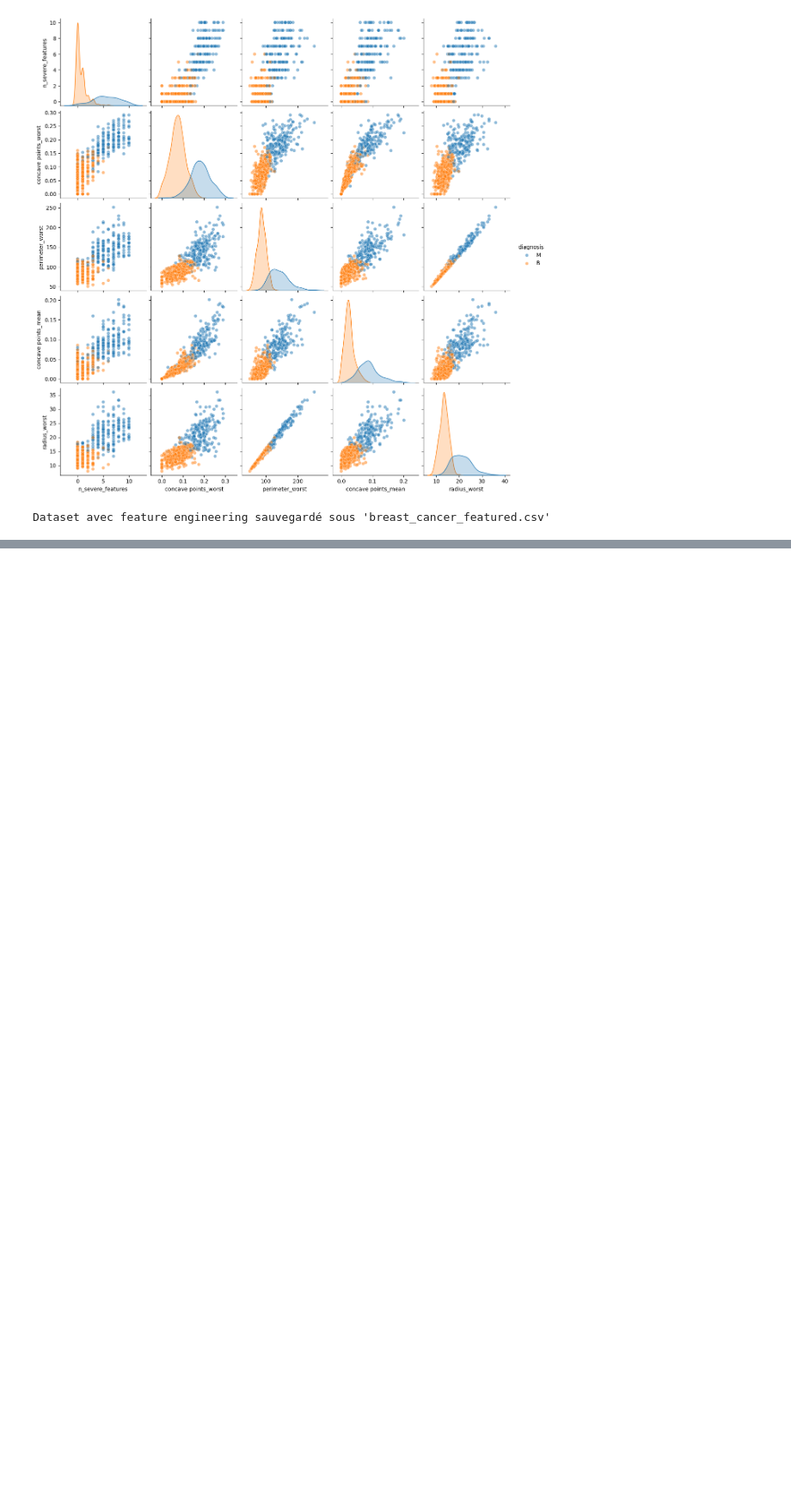
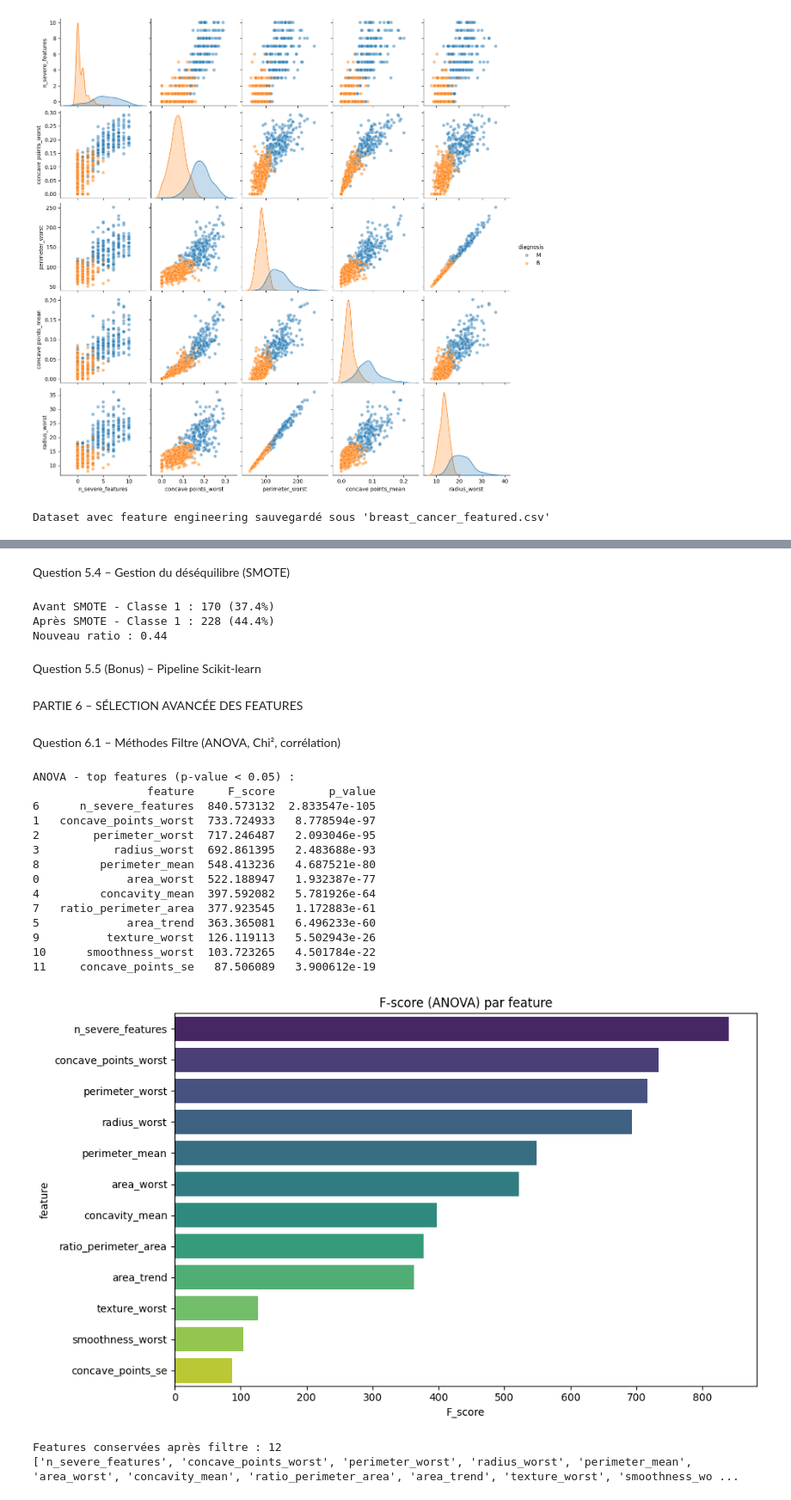
Before and after one commit to Melyna16/Projet-Data-Mining-Breast-Cancer, a Jupyter notebook: breast_cancer_analysis.ipynb, the cells around one changed output, grey strips where cells are left out. Shown at 86% size. Drawn from its saved outputs; the diff is of its cells as text; code cells hidden in the pictures; blank space fills up the shorter version.

```diff
--- a/breast_cancer_analysis.ipynb
+++ b/breast_cancer_analysis.ipynb
@@ -493,0 +637,16 @@ Dataset avec feature engineering sauvegardé sous 'breast_cancer_featured.csv'
+# %% [markdown]
+Question 5.4 – Gestion du déséquilibre (SMOTE)
+# %%
+# Cellule C5.4 : SMOTE sur le train uniquement
+print(f"Avant SMOTE - Classe 1 : {y_train.sum()} ({y_train.mean()*100:.1f}%)")
+smote = SMOTE(random_state=42, sampling_strategy=0.8)  # 0.8 = ratio minoritaire/majoritaire
+X_train_resampled, y_train_resampled = smote.fit_resample(X_train_scaled, y_train)
+print(f"Après SMOTE - Classe 1 : {y_train_resampled.sum()} ({y_train_resampled.mean()*100:.1f}%)")
+print(f"Nouveau ratio : {y_train_resampled.mean():.2f}")
+# Attention : SMOTE ne doit jamais être appliqué au test set, car on doit évaluer sur des données réelles.
+# %% [output]
+Avant SMOTE - Classe 1 : 170 (37.4%)
+Après SMOTE - Classe 1 : 228 (44.4%)
+Nouveau ratio : 0.44
+# %% [markdown]
+Question 5.5 (Bonus) – Pipeline Scikit-learn
@@ -493,0 +661,46 @@ Dataset avec feature engineering sauvegardé sous 'breast_cancer_featured.csv'
+# %% [markdown]
+PARTIE 6 – SÉLECTION AVANCÉE DES FEATURES
+# %% [markdown]
+Question 6.1 – Méthodes Filtre (ANOVA, Chi², corrélation)
+# %%
+# Cellule C6.1 : Filtres statistiques
+# ANOVA (f_classif) pour variables continues
+f_scores, p_values = f_classif(X_train_scaled, y_train)
+anova_res = pd.DataFrame({'feature': selected_features, 'F_score': f_scores, 'p_value': p_values})
+anova_res = anova_res.sort_values('p_value')
+print("ANOVA - top features (p-value < 0.05) :")
+print(anova_res[anova_res.p_value < 0.05])
+
+# Chi² nécessite des données non-négatives, on peut l'utiliser après normalisation positive
+# On le saute ici car toutes nos variables sont continues.
+
+# Barplot des scores d'importance (F-score)
+plt.figure(figsize=(10,6))
+sns.barplot(data=anova_res, x='F_score', y='feature', hue='feature', palette='viridis', legend=False)
+plt.title('F-score (ANOVA) par feature')
+plt.tight_layout()
+plt.savefig('graphs/anova_f_scores.png', dpi=300, bbox_inches='tight')
+plt.show()
+
+# Élimination des features avec p-value > 0.05
+features_filtre = anova_res[anova_res.p_value <= 0.05]['feature'].tolist()
+print(f"Features conservées après filtre : {len(features_filtre)}")
+print(features_filtre)
+# %% [output]
+ANOVA - top features (p-value < 0.05) :
+                 feature     F_score        p_value
+6      n_severe_features  840.573132  2.833547e-105
+1   concave_points_worst  733.724933   8.778594e-97
+2        perimeter_worst  717.246487   2.093046e-95
+3           radius_worst  692.861395   2.483688e-93
+8         perimeter_mean  548.413236   4.687521e-80
+0             area_worst  522.188947   1.932387e-77
+4         concavity_mean  397.592082   5.781926e-64
+7   ratio_perimeter_area  377.923545   1.172883e-61
+5             area_trend  363.365081   6.496233e-60
+9          texture_worst  126.119113   5.502943e-26
+10      smoothness_worst  103.723265   4.501784e-22
+11     concave_points_se   87.506089   3.900612e-19
+[figure, added]
+Features conservées après filtre : 12
+['n_severe_features', 'concave_points_worst', 'perimeter_worst', 'radius_worst', 'perimeter_mean', 'area_worst', 'concavity_mean', 'ratio_perimeter_area', 'area_trend', 'texture_worst', 'smoothness_wo ...
```
Also changed, not shown: parts of 34 cells of this notebook, 11 other files.
